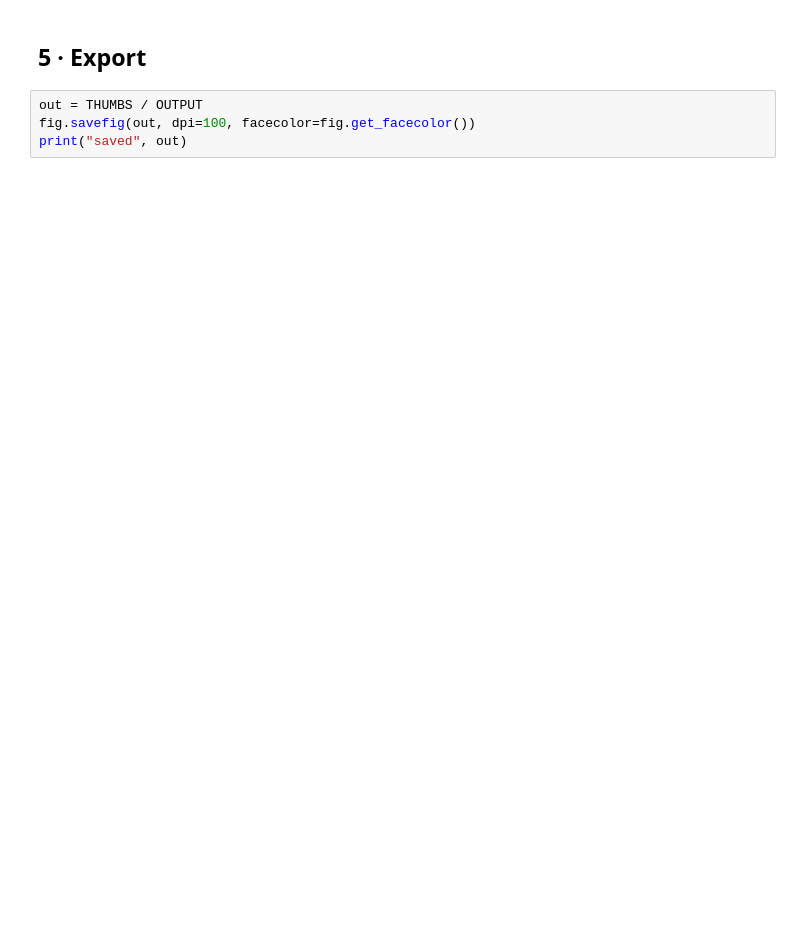
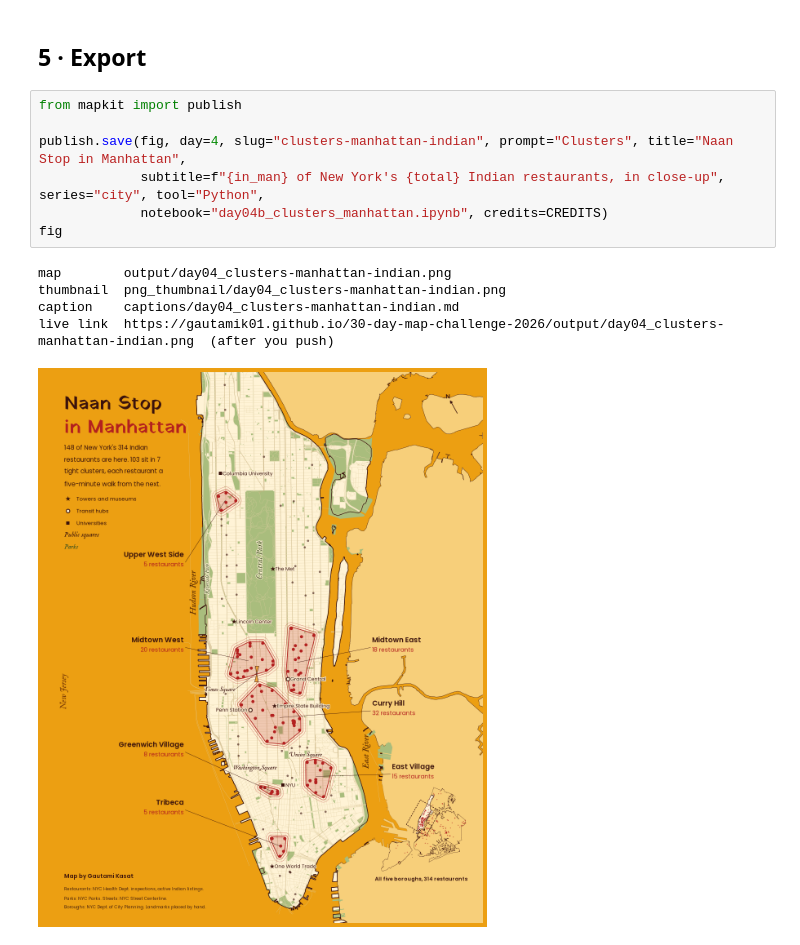
Before and after one commit to gautamik01/30-day-map-challenge-2026, a Jupyter notebook: scripts/day04b_clusters_manhattan.ipynb, the cells around one changed output. Drawn from its saved outputs; the diff is of its cells as text; blank space fills up the shorter version.

Commit message:
Day 4 Manhattan + Day 13 and 15 data

```diff
--- a/scripts/day04b_clusters_manhattan.ipynb
+++ b/scripts/day04b_clusters_manhattan.ipynb
@@ -198,6 +212,15 @@ fig.text(0.05, 0.078, "Map by Gautami Kasat", color=INK, fontproperties=poster.f
 # %% [markdown]
 ## 5 · Export
 # %%
-out = THUMBS / OUTPUT
-fig.savefig(out, dpi=100, facecolor=fig.get_facecolor())
-print("saved", out)
+from mapkit import publish
+
+publish.save(fig, day=4, slug="clusters-manhattan-indian", prompt="Clusters", title="Naan Stop in Manhattan",
+             subtitle=f"{in_man} of New York's {total} Indian restaurants, in close-up", series="city", tool="Python",
+             notebook="day04b_clusters_manhattan.ipynb", credits=CREDITS)
+fig
+# %% [output]
+map        output/day04_clusters-manhattan-indian.png
+thumbnail  png_thumbnail/day04_clusters-manhattan-indian.png
+caption    captions/day04_clusters-manhattan-indian.md
+live link  https://gautamik01.github.io/30-day-map-challenge-2026/output/day04_clusters-manhattan-indian.png  (after you push)
+[figure, added]
```
Also changed, not shown: parts of 2 cells of this notebook, 21 other files.
